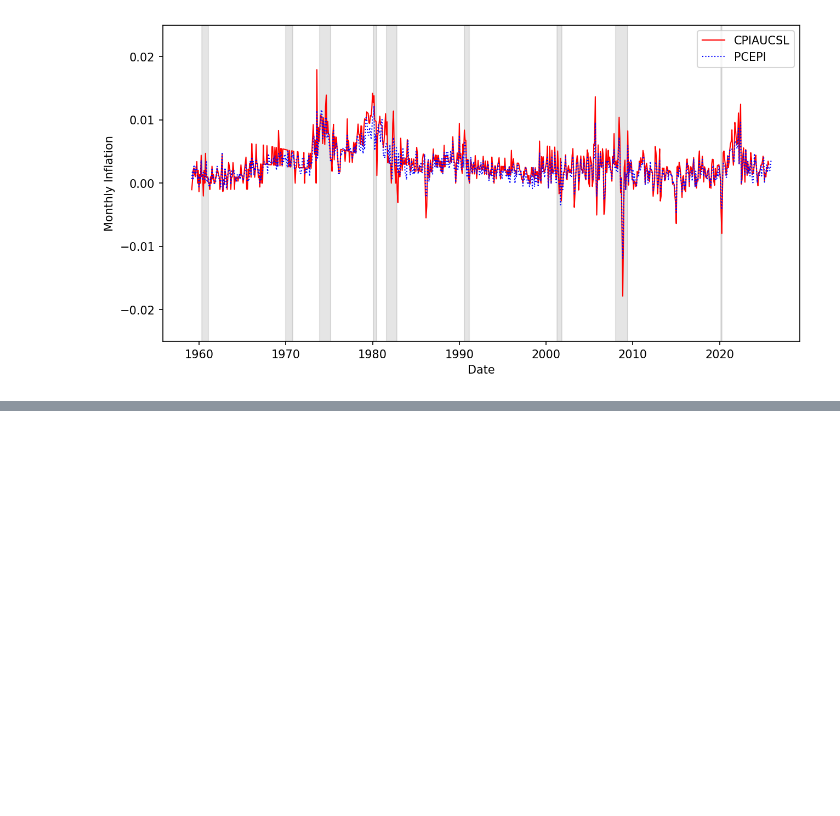
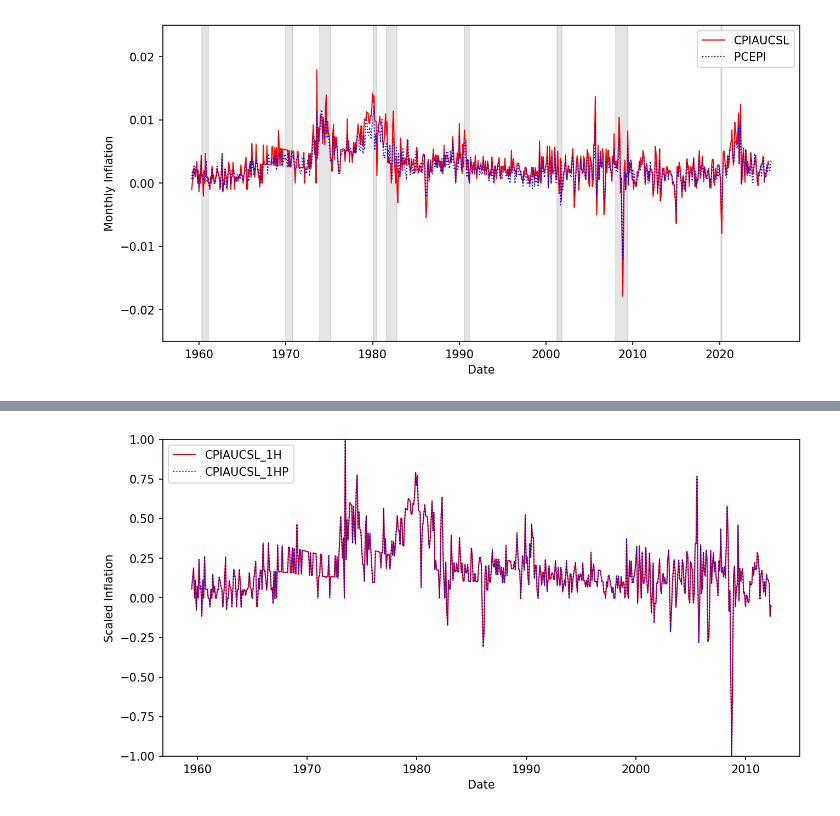
Before and after one commit to martinyuhaohuo/d200_project, a Jupyter notebook: scripts/EDA.ipynb, the cells around one changed output, grey strips where cells are left out. Cells and saved outputs as stored; diff of their text form; code cells hidden in the pictures; blank space fills up the shorter version.

```diff
--- a/scripts/EDA.ipynb
+++ b/scripts/EDA.ipynb
@@ -20,6 +25,7 @@ FRED_transformed = FRED_transformed.iloc[2:]
 FRED_transformed = FRED_transformed.iloc[:-1]
 # transform sasdate to pd.date format
 FRED_transformed["sasdate"] = pd.to_datetime(FRED_transformed["sasdate"])
+FRED_MD["sasdate"] = pd.to_datetime(FRED_MD["sasdate"])
 # %%
 # print missing value counts and percentage in each column
 print(report_missings(FRED_transformed))
@@ -106,0 +139,6 @@ visualize_series(temp_complete, ["CPIAUCSL_12L", "CPIAUCSL", "CPIAUCSL_12H"], "S
+# %%
+# plot prediction for training set
+prediction = make_predict(MLP, x_train)
+visualize_predict(prediction, y_train, 1, FRED_MD)
+# %% [output]
+[figure, added]
```
Also changed, not shown: parts of 19 cells of this notebook, 5 other files.
